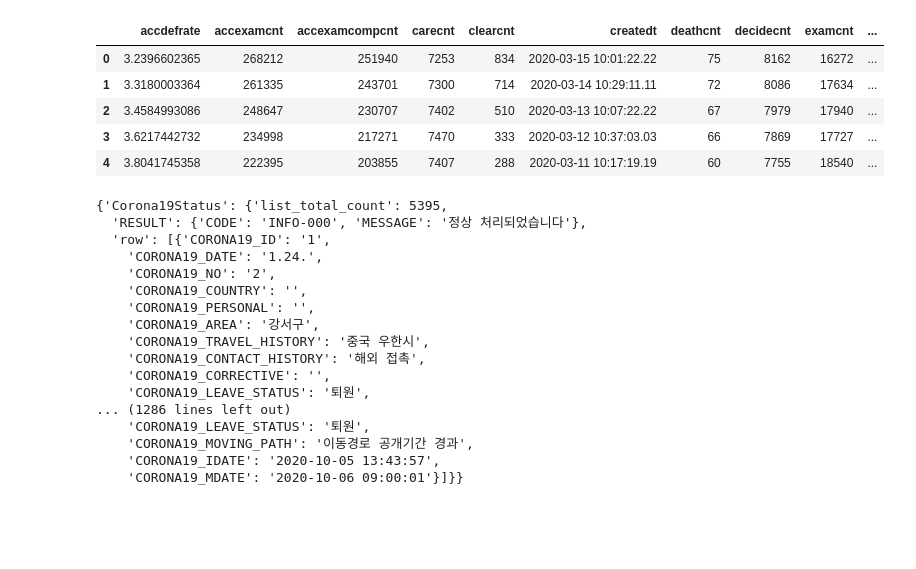
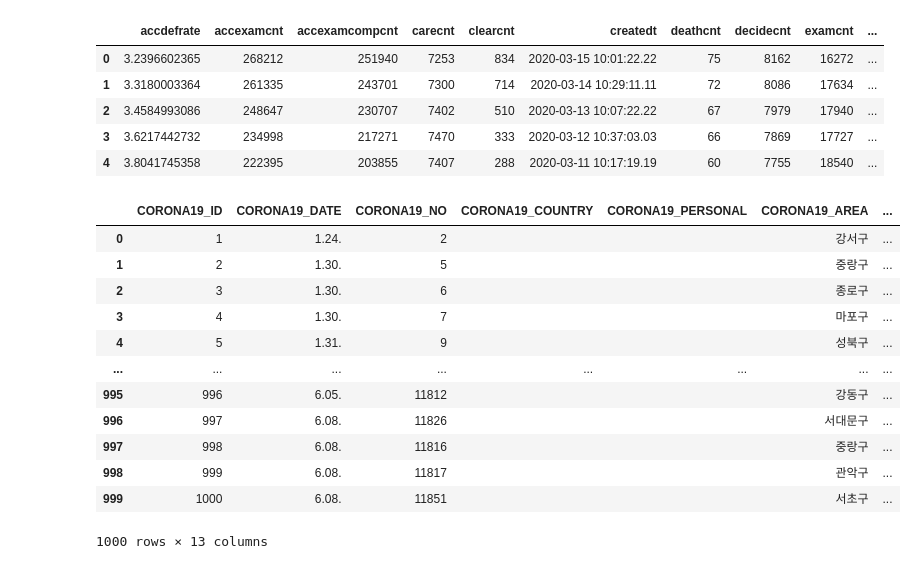
Before and after one commit to anarinsk/test-covid19_survey, a Jupyter notebook: Untitled.ipynb, the cells around one changed output. Drawn from its saved outputs; the diff is of its cells as text; code cells hidden in the pictures; blank space fills up the shorter version.

```diff
--- a/Untitled.ipynb
+++ b/Untitled.ipynb
@@ -151,23 +158,3 @@ json_str = response.read().decode("utf-8")
 
 # 받은 데이터가 문자열이라서 이를 json으로 변환한다.
 json_object = json.loads(json_str)
-# %%
-json_object
-# %% [output]
-{'Corona19Status': {'list_total_count': 5395,
-  'RESULT': {'CODE': 'INFO-000', 'MESSAGE': '정상 처리되었습니다'},
-  'row': [{'CORONA19_ID': '1',
-    'CORONA19_DATE': '1.24.',
-    'CORONA19_NO': '2',
-    'CORONA19_COUNTRY': '',
-    'CORONA19_PERSONAL': '',
-    'CORONA19_AREA': '강서구',
-    'CORONA19_TRAVEL_HISTORY': '중국 우한시',
-    'CORONA19_CONTACT_HISTORY': '해외 접촉',
-    'CORONA19_CORRECTIVE': '',
-    'CORONA19_LEAVE_STATUS': '퇴원',
-... (1286 lines left out)
-    'CORONA19_LEAVE_STATUS': '퇴원',
-    'CORONA19_MOVING_PATH': '이동경로 공개기간 경과',
-    'CORONA19_IDATE': '2020-10-05 13:43:57',
-    'CORONA19_MDATE': '2020-10-06 09:00:01'}]}}
@@ -175,0 +161,17 @@ json_object
+# %%
+jsondata = json_object['Corona19Status']['row']
+pd.DataFrame.from_dict(jsondata)
+# %% [output]
+|  | CORONA19_ID | CORONA19_DATE | CORONA19_NO | CORONA19_COUNTRY | CORONA19_PERSONAL | CORONA19_AREA | ... |
+| 0 | 1 | 1.24. | 2 |  |  | 강서구 | ... |
+| 1 | 2 | 1.30. | 5 |  |  | 중랑구 | ... |
+| 2 | 3 | 1.30. | 6 |  |  | 종로구 | ... |
+| 3 | 4 | 1.30. | 7 |  |  | 마포구 | ... |
+| 4 | 5 | 1.31. | 9 |  |  | 성북구 | ... |
+| ... | ... | ... | ... | ... | ... | ... | ... |
+| 995 | 996 | 6.05. | 11812 |  |  | 강동구 | ... |
+| 996 | 997 | 6.08. | 11826 |  |  | 서대문구 | ... |
+| 997 | 998 | 6.08. | 11816 |  |  | 중랑구 | ... |
+| 998 | 999 | 6.08. | 11817 |  |  | 관악구 | ... |
+| 999 | 1000 | 6.08. | 11851 |  |  | 서초구 | ... |
+1000 rows × 13 columns
```
Also changed, not shown: parts of 4 cells of this notebook.
